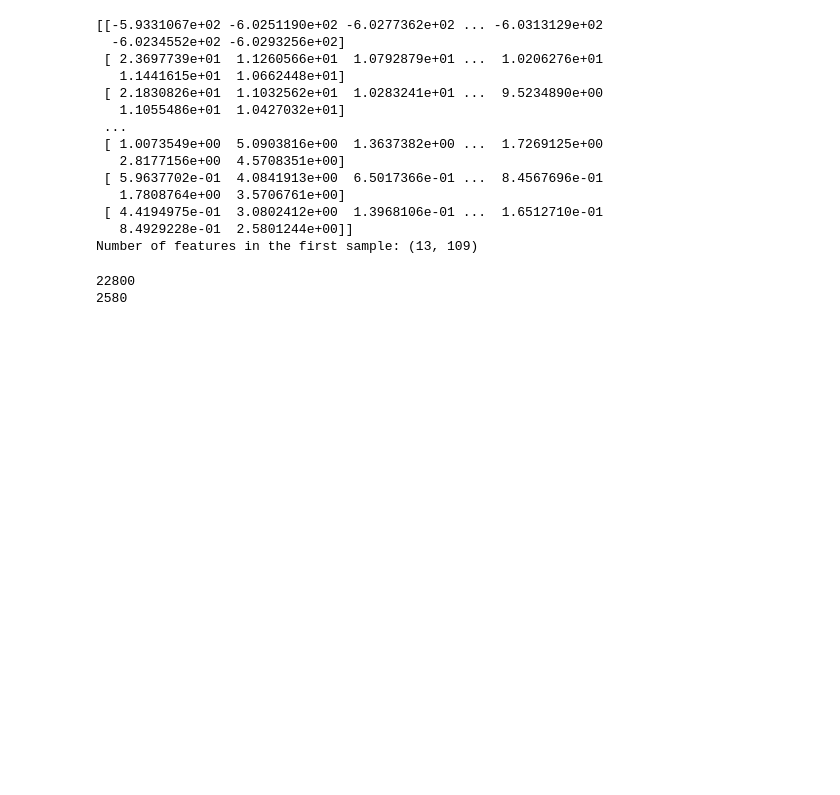
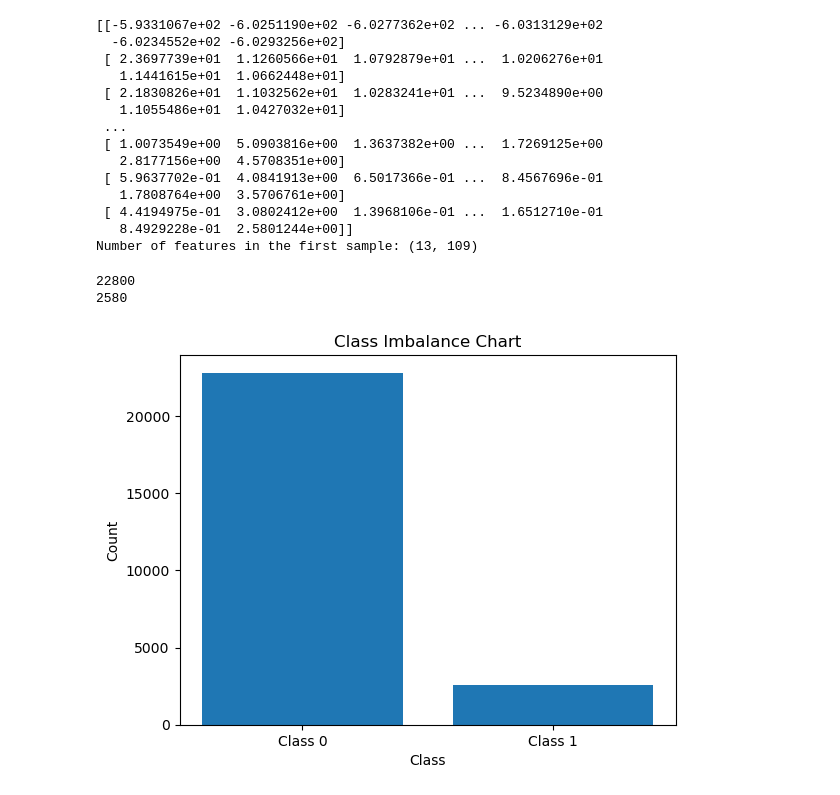
Before and after one commit to SoulReaper06/FakeVoiceModels, a Jupyter notebook: jonat-eda.ipynb, the cells around one changed output. Cells and saved outputs as stored; diff of their text form; code cells hidden in the pictures; blank space fills up the shorter version.

```diff
--- a/jonat-eda.ipynb
+++ b/jonat-eda.ipynb
@@ -132,16 +135,34 @@ print(f"Number of features in the first sample: {num_features}") #13 features, 1
  [ 4.4194975e-01  3.0802412e+00  1.3968106e-01 ...  1.6512710e-01
    8.4929228e-01  2.5801244e+00]]
 Number of features in the first sample: (13, 109)
-# %%
-#class imbalance here - need to oversample
-count_zeros = np.count_nonzero(y_train == 0)
-print(count_zeros) #22800
-
-zeros = np.count_nonzero(y_train == 1)
-print(zeros) #2580
-# %% [output]
-22800
-2580
+# %%
+#class imbalance here - need to oversample
+count_zeros = np.count_nonzero(y_train == 0)
+print(count_zeros) #22800
+
+count_ones = np.count_nonzero(y_train == 1)
+print(count_ones) #2580
+
+# Create labels for the classes
+classes = ['Class 0', 'Class 1']
+
+# Count of samples in each class
+counts = [count_zeros, count_ones]
+
+# Create a bar chart
+plt.bar(classes, counts)
+
+# Add labels and a title
+plt.xlabel('Class')
+plt.ylabel('Count')
+plt.title('Class Imbalance Chart')
+
+# Display the chart
+plt.show()
+# %% [output]
+22800
+2580
+[figure, added]
 # %%
 #Over sample
 from imblearn.over_sampling import SMOTE
```
Also changed, not shown: parts of 1 cell of this notebook, 2 other files.
